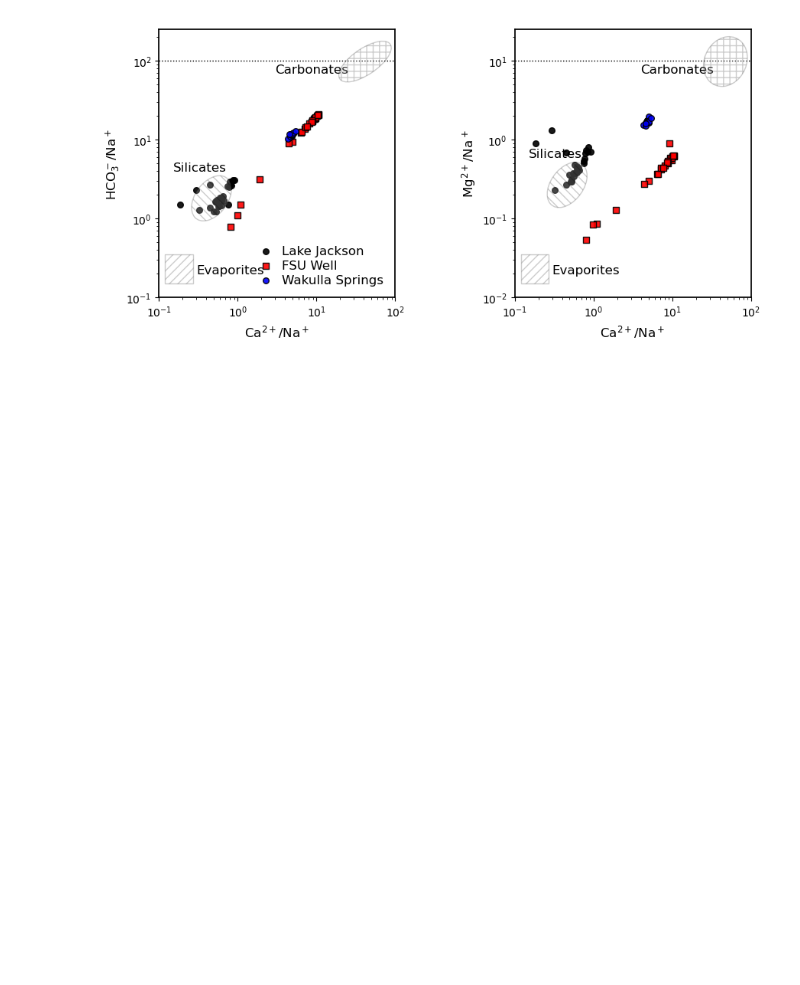
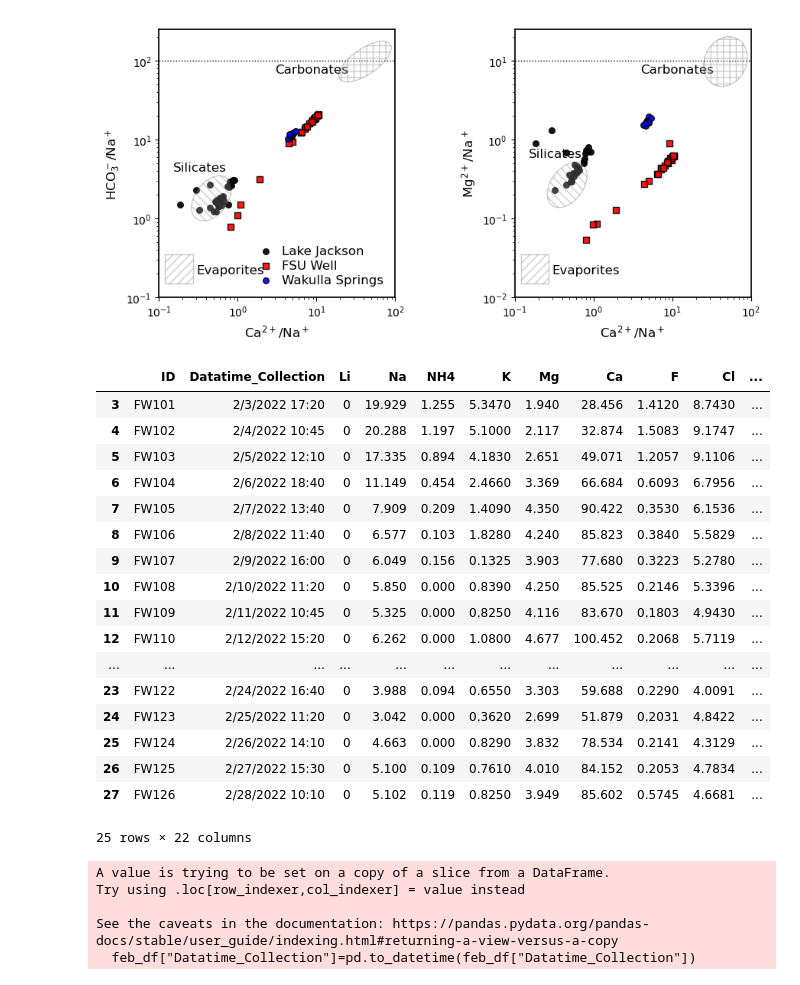
Before and after one commit to kylecompare/Hydrochemcial_SinkholeDryDown, a Jupyter notebook: code/01_WaterQuality.ipynb, the cells around one changed output. Cells and saved outputs as stored; diff of their text form; code cells hidden in the pictures; blank space fills up the shorter version.

```diff
--- a/code/01_WaterQuality.ipynb
+++ b/code/01_WaterQuality.ipynb
@@ -226,0 +306,30 @@ Gaillardet plot created. Saving it to C:\Users\kylec\OneDrive - Florida State Un
+# %%
+feb_df=FWD.iloc[3:28]
+feb_df
+# %% [output]
+|  | ID | Datatime_Collection | Li | Na | NH4 | K | Mg | Ca | F | Cl | ... |
+| 3 | FW101 | 2/3/2022 17:20 | 0 | 19.929 | 1.255 | 5.3470 | 1.940 | 28.456 | 1.4120 | 8.7430 | ... |
+| 4 | FW102 | 2/4/2022 10:45 | 0 | 20.288 | 1.197 | 5.1000 | 2.117 | 32.874 | 1.5083 | 9.1747 | ... |
+| 5 | FW103 | 2/5/2022 12:10 | 0 | 17.335 | 0.894 | 4.1830 | 2.651 | 49.071 | 1.2057 | 9.1106 | ... |
+| 6 | FW104 | 2/6/2022 18:40 | 0 | 11.149 | 0.454 | 2.4660 | 3.369 | 66.684 | 0.6093 | 6.7956 | ... |
+| 7 | FW105 | 2/7/2022 13:40 | 0 | 7.909 | 0.209 | 1.4090 | 4.350 | 90.422 | 0.3530 | 6.1536 | ... |
+| 8 | FW106 | 2/8/2022 11:40 | 0 | 6.577 | 0.103 | 1.8280 | 4.240 | 85.823 | 0.3840 | 5.5829 | ... |
+| 9 | FW107 | 2/9/2022 16:00 | 0 | 6.049 | 0.156 | 0.1325 | 3.903 | 77.680 | 0.3223 | 5.2780 | ... |
+| 10 | FW108 | 2/10/2022 11:20 | 0 | 5.850 | 0.000 | 0.8390 | 4.250 | 85.525 | 0.2146 | 5.3396 | ... |
+| 11 | FW109 | 2/11/2022 10:45 | 0 | 5.325 | 0.000 | 0.8250 | 4.116 | 83.670 | 0.1803 | 4.9430 | ... |
+| 12 | FW110 | 2/12/2022 15:20 | 0 | 6.262 | 0.000 | 1.0800 | 4.677 | 100.452 | 0.2068 | 5.7119 | ... |
+| ... | ... | ... | ... | ... | ... | ... | ... | ... | ... | ... | ... |
+| 23 | FW122 | 2/24/2022 16:40 | 0 | 3.988 | 0.094 | 0.6550 | 3.303 | 59.688 | 0.2290 | 4.0091 | ... |
+| 24 | FW123 | 2/25/2022 11:20 | 0 | 3.042 | 0.000 | 0.3620 | 2.699 | 51.879 | 0.2031 | 4.8422 | ... |
+| 25 | FW124 | 2/26/2022 14:10 | 0 | 4.663 | 0.000 | 0.8290 | 3.832 | 78.534 | 0.2141 | 4.3129 | ... |
+| 26 | FW125 | 2/27/2022 15:30 | 0 | 5.100 | 0.109 | 0.7610 | 4.010 | 84.152 | 0.2053 | 4.7834 | ... |
+| 27 | FW126 | 2/28/2022 10:10 | 0 | 5.102 | 0.119 | 0.8250 | 3.949 | 85.602 | 0.5745 | 4.6681 | ... |
+25 rows × 22 columns
+# %%
+feb_df["Datatime_Collection"]=pd.to_datetime(feb_df["Datatime_Collection"])
+# %% [output]
+A value is trying to be set on a copy of a slice from a DataFrame.
+Try using .loc[row_indexer,col_indexer] = value instead
+
+See the caveats in the documentation: https://pandas.pydata.org/pandas-docs/stable/user_guide/indexing.html#returning-a-view-versus-a-copy
+  feb_df["Datatime_Collection"]=pd.to_datetime(feb_df["Datatime_Collection"])
```
Also changed, not shown: parts of 9 cells of this notebook, 5 other files.
